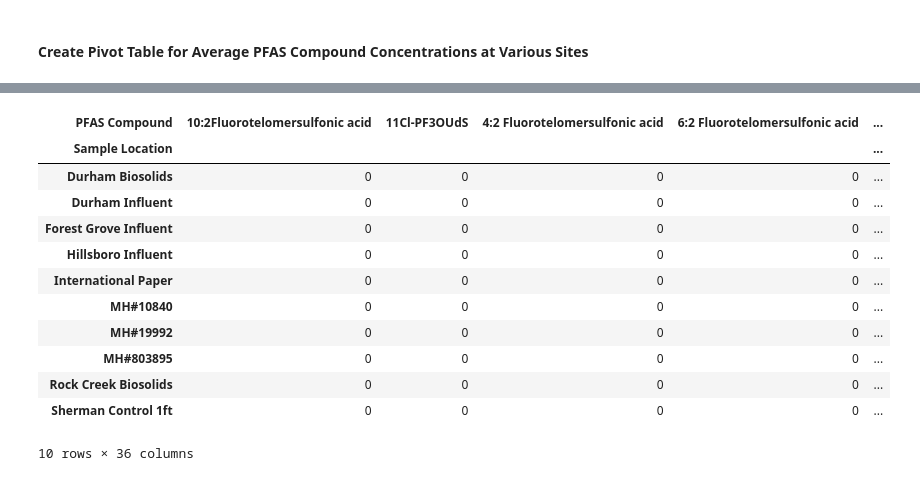
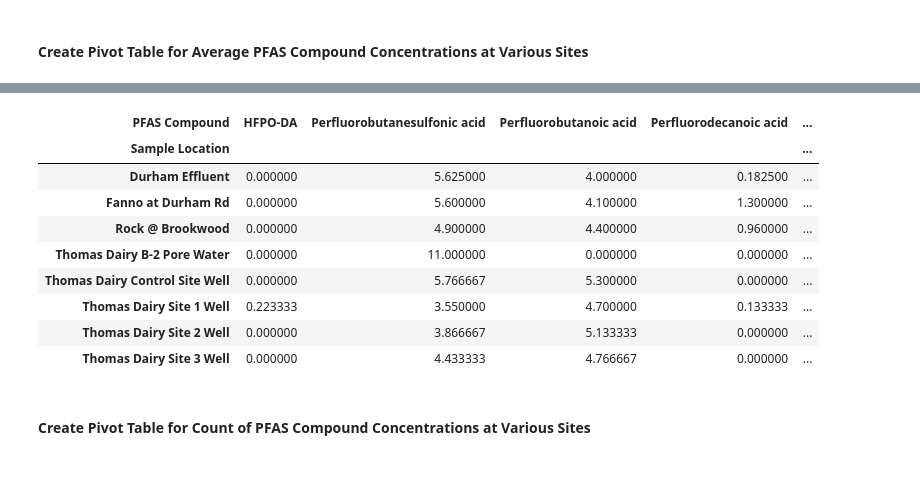
Before and after one commit to Clean-Water-Services/Jupyter-Notebooks, a Jupyter notebook: PFAS_Toolbox.ipynb, the cells around one changed output, grey strips where cells are left out. Cells and saved outputs as stored; diff of their text form; code cells hidden in the pictures.

```diff
--- a/PFAS_Toolbox.ipynb
+++ b/PFAS_Toolbox.ipynb
@@ -270,13 +314,17 @@ create_stacked_bar_chart(pivot_table, title=title, ylabel=ylabel)
 # %% [markdown]
 #### Create Pivot Table for Average PFAS Compound Concentrations at Various Sites
 # %%
-def create_custom_pivot_table(data_df, filter_qual_summary=None, start_date=None, end_date=None):
+def PivotTable_AvgPFASCompound_FilterByCompoundSamplingDatesLocation(data_df, filter_qual_summary=None, filter_pfas_compound=None,
+                              filter_sample_location=None, start_date=None, end_date=None):
     """
-    Create a custom pivot table with filters based on 'Qual Summary (Grade for filtering)' and a date range for 'Sample Date'.
+    Create a custom pivot table with filters based on 'Qual Summary (Grade for filtering)', 'PFAS Compound',
+    'Sample Location', and a date range for 'Sample Date'.
 
     Args:
         data_df (pd.DataFrame): The DataFrame containing the data.
         filter_qual_summary (list of str, optional): List of 'Qual Summary (Grade for filtering)' values to filter the data (default is None).
+        filter_pfas_compound (list of str, optional): List of 'PFAS Compound' values to filter the data (default is None).
+        filter_sample_location (list of str, optional): List of 'Sample Location' values to filter the data (default is None).
         start_date (str, optional): Start date for the date range filter (default is None).
         end_date (str, optional): End date for the date range filter (default is None).
 
@@ -288,6 +336,14 @@ def create_custom_pivot_table(data_df, filter_qual_summary=None, start_date=None
         filtered_data = data_df
         if filter_qual_summary:
             filtered_data = filtered_data[filtered_data['Qual Summary (Grade for filtering)'].isin(filter_qual_summary)]
+
+        # Apply filters based on 'PFAS Compound'
+        if filter_pfas_compound:
+            filtered_data = filtered_data[filtered_data['PFAS Compound'].isin(filter_pfas_compound)]
+
+        # Apply filters based on 'Sample Location'
+        if filter_sample_location:
+            filtered_data = filtered_data[filtered_data['Sample Location'].isin(filter_sample_location)]
 
         # Apply date range filter based on 'Sample Date'
         if start_date and end_date:
@@ -323,20 +361,42 @@ pivot_table
-# %%
-# Example usage with filters:
-
-# Create a custom pivot table with filters
-pivot_table = create_custom_pivot_table(data_df,start_date='2019-01-01', end_date='2023-12-30')
-pivot_table
-# %% [output]
-| PFAS Compound | 10:2Fluorotelomersulfonic acid | 11Cl-PF3OUdS | 4:2 Fluorotelomersulfonic acid | 6:2 Fluorotelomersulfonic acid | ... |
-| Sample Location |  |  |  |  | ... |
-| Durham Biosolids | 0 | 0 | 0 | 0 | ... |
-| Durham Influent | 0 | 0 | 0 | 0 | ... |
-| Forest Grove Influent | 0 | 0 | 0 | 0 | ... |
-| Hillsboro Influent | 0 | 0 | 0 | 0 | ... |
-| International Paper | 0 | 0 | 0 | 0 | ... |
-| MH#10840 | 0 | 0 | 0 | 0 | ... |
-| MH#19992 | 0 | 0 | 0 | 0 | ... |
-| MH#803895 | 0 | 0 | 0 | 0 | ... |
-| Rock Creek Biosolids | 0 | 0 | 0 | 0 | ... |
-| Sherman Control 1ft | 0 | 0 | 0 | 0 | ... |
-10 rows × 36 columns
+# %%
+# Example usage with filters: Create pivot table for avg. PFAS Compound values at various locations,
+# filtered by type of PFAS compound and sampling dates
+
+# Specify data_df (pd.DataFrame): The DataFrame containing the data.
+data_df=data_df
+
+# Specify filter_qual_summary (list of str, optional): List of 'Qual Summary (Grade for filtering)' values to filter the data (default is None).
+# (Eg. 'Good', 'Questionable', etc)
+filter_qual_summary=['Good','Probably Ok','']
+
+#Specify filter_pfas_compound (list of str, optional): List of 'PFAS Compound' values to filter the data (default is None).
+filter_pfas_compound=['HFPO-DA','Perfluorobutanesulfonic acid','Perfluorobutanoic acid','Perfluorodecanoic acid',
+                      'Perfluoroheptanesulfonic acid','Perfluoroheptanoic acid','Perfluorohexanesulfonic acid',
+                      'Perfluorohexanoic acid','Perfluorononanoic acid','Perfluorooctanesulfonamide','Perfluorooctanesulfonic acid (PFOS)',
+                      'Perfluorooctanoic acid (PFOA)','Perfluoropentanesulfonic acid','Perfluoropentanoic acid']
+
+#Specify filter_sample_location (list of str, optional): List of 'Sample Location' values to filter the data (default is None).
+filter_sample_location=['Durham Effluent','Fanno at Durham Rd','Rock @ Brookwood','Thomas Dairy B-2 Pore Water','Thomas Dairy Control Site Well',
+                        'Thomas Dairy Site 1 Well','Thomas Dairy Site 2 Well','Thomas Dairy Site 3 Well']
+
+# Specify start_date (str, optional): Start date for the date range filter (default is None).
+start_date='2022-01-01'
+
+#Specify end_date (str, optional): End date for the date range filter (default is None).
+end_date='2023-12-30'
+
+avg_pivot_table = PivotTable_AvgPFASCompound_FilterByCompoundSamplingDatesLocation(data_df,filter_qual_summary=filter_qual_summary,filter_pfas_compound=filter_pfas_compound,filter_sample_location=filter_sample_location, start_date=start_date, end_date=end_date)
+avg_pivot_table
+# %% [output]
+| PFAS Compound | HFPO-DA | Perfluorobutanesulfonic acid | Perfluorobutanoic acid | Perfluorodecanoic acid | ... |
+| Sample Location |  |  |  |  | ... |
+| Durham Effluent | 0.000000 | 5.625000 | 4.000000 | 0.182500 | ... |
+| Fanno at Durham Rd | 0.000000 | 5.600000 | 4.100000 | 1.300000 | ... |
+| Rock @ Brookwood | 0.000000 | 4.900000 | 4.400000 | 0.960000 | ... |
+| Thomas Dairy B-2 Pore Water | 0.000000 | 11.000000 | 0.000000 | 0.000000 | ... |
+| Thomas Dairy Control Site Well | 0.000000 | 5.766667 | 5.300000 | 0.000000 | ... |
+| Thomas Dairy Site 1 Well | 0.223333 | 3.550000 | 4.700000 | 0.133333 | ... |
+| Thomas Dairy Site 2 Well | 0.000000 | 3.866667 | 5.133333 | 0.000000 | ... |
+| Thomas Dairy Site 3 Well | 0.000000 | 4.433333 | 4.766667 | 0.000000 | ... |
+# %% [markdown]
+#### Create Pivot Table for Count of PFAS Compound Concentrations at Various Sites
```
Also changed, not shown: parts of 37 cells of this notebook.
